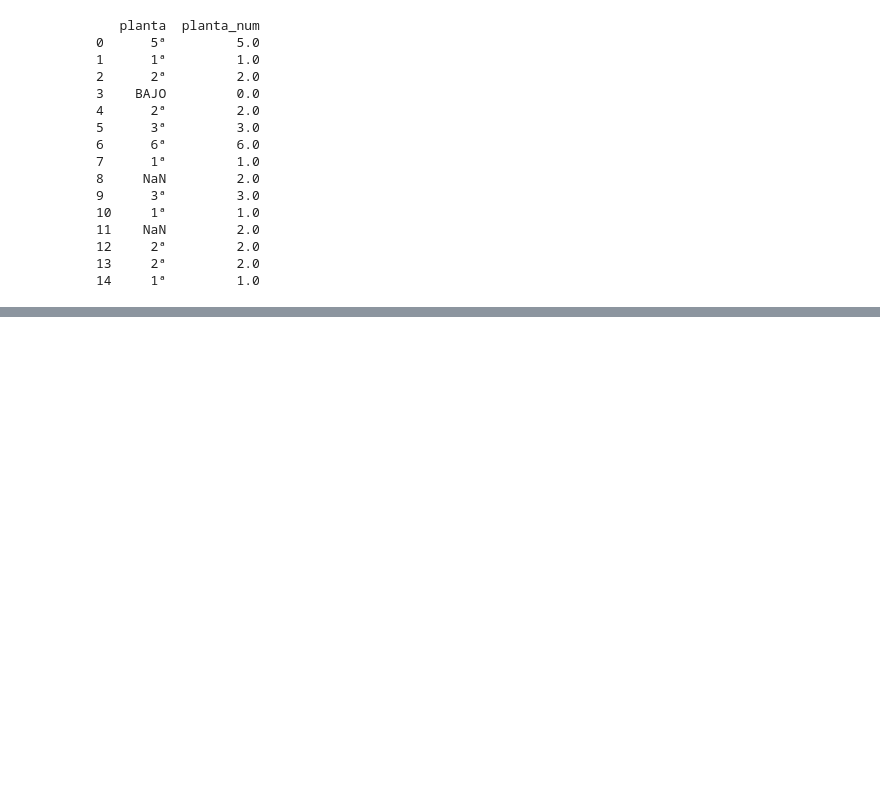
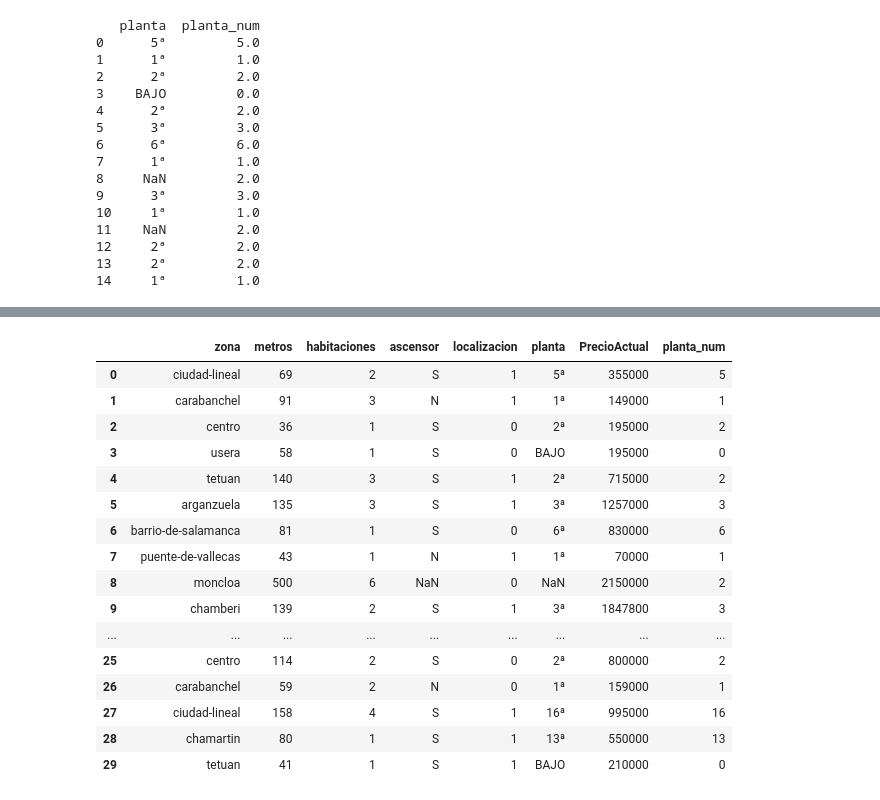
Before and after one commit to Bootcamp-IA-P6/ia-regression-project-team-2, a Jupyter notebook: eda-dataset.ipynb, the cells around one changed output, grey strips where cells are left out. Saved outputs shown, nothing was run; the diff lists cells and outputs as text; code cells hidden in the pictures; blank space fills up the shorter version.

```diff
--- a/eda-dataset.ipynb
+++ b/eda-dataset.ipynb
@@ -223,0 +247,7 @@ display(df.head())
+# %%
+df['habitaciones'] = df['habitaciones'].astype('Int64')
+# %%
+columns_to_use = ["zona", "metros", "habitaciones", "ascensor", "localizacion", "planta_num", "PrecioActual"]
+df = df[columns_to_use]
+
+display(df.head(10))
@@ -223,0 +266,2 @@ display(df.head())
+# %%
+df.columns = df.columns.str.strip()
@@ -223,0 +272,9 @@ display(df.head())
+# %%
+df['localizacion'] = (df['localizacion'] == 'EXTERIOR').astype(int)
+
+conteos = df['localizacion'].value_counts()
+
+print(f"Exteriores (1): {conteos.get(1, 0)}")
+print(f"Interiores (0): {conteos.get(0, 0)}")
+
+display(df[df['localizacion'] == 1].head(10))
@@ -223,0 +303,21 @@ display(df.head())
+# %%
+
+display(df.head(30))
+# %% [output]
+|  | zona | metros | habitaciones | ascensor | localizacion | planta | PrecioActual | planta_num |
+| 0 | ciudad-lineal | 69 | 2 | S | 1 | 5ª | 355000 | 5 |
+| 1 | carabanchel | 91 | 3 | N | 1 | 1ª | 149000 | 1 |
+| 2 | centro | 36 | 1 | S | 0 | 2ª | 195000 | 2 |
+| 3 | usera | 58 | 1 | S | 0 | BAJO | 195000 | 0 |
+| 4 | tetuan | 140 | 3 | S | 1 | 2ª | 715000 | 2 |
+| 5 | arganzuela | 135 | 3 | S | 1 | 3ª | 1257000 | 3 |
+| 6 | barrio-de-salamanca | 81 | 1 | S | 0 | 6ª | 830000 | 6 |
+| 7 | puente-de-vallecas | 43 | 1 | N | 1 | 1ª | 70000 | 1 |
+| 8 | moncloa | 500 | 6 | NaN | 0 | NaN | 2150000 | 2 |
+| 9 | chamberi | 139 | 2 | S | 1 | 3ª | 1847800 | 3 |
+| ... | ... | ... | ... | ... | ... | ... | ... | ... |
+| 25 | centro | 114 | 2 | S | 0 | 2ª | 800000 | 2 |
+| 26 | carabanchel | 59 | 2 | N | 0 | 1ª | 159000 | 1 |
+| 27 | ciudad-lineal | 158 | 4 | S | 1 | 16ª | 995000 | 16 |
+| 28 | chamartin | 80 | 1 | S | 1 | 13ª | 550000 | 13 |
+| 29 | tetuan | 41 | 1 | S | 1 | BAJO | 210000 | 0 |
```
Also changed, not shown: parts of 22 cells of this notebook.
